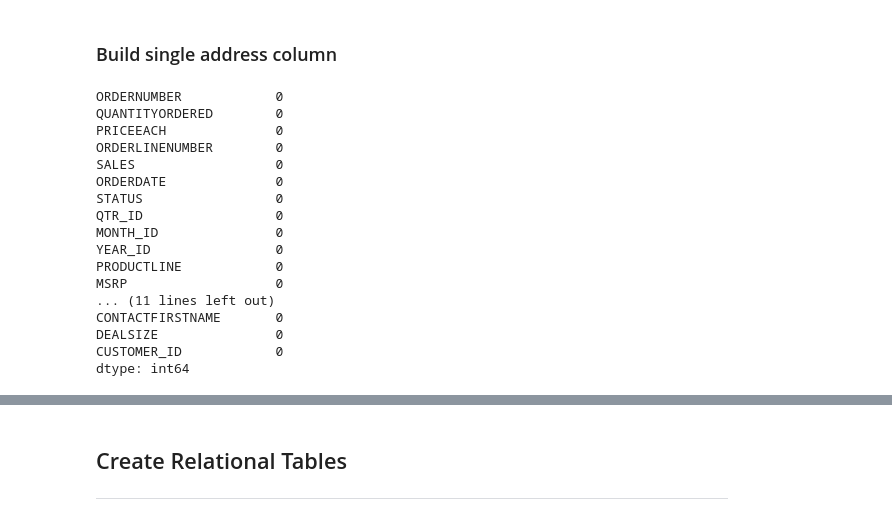
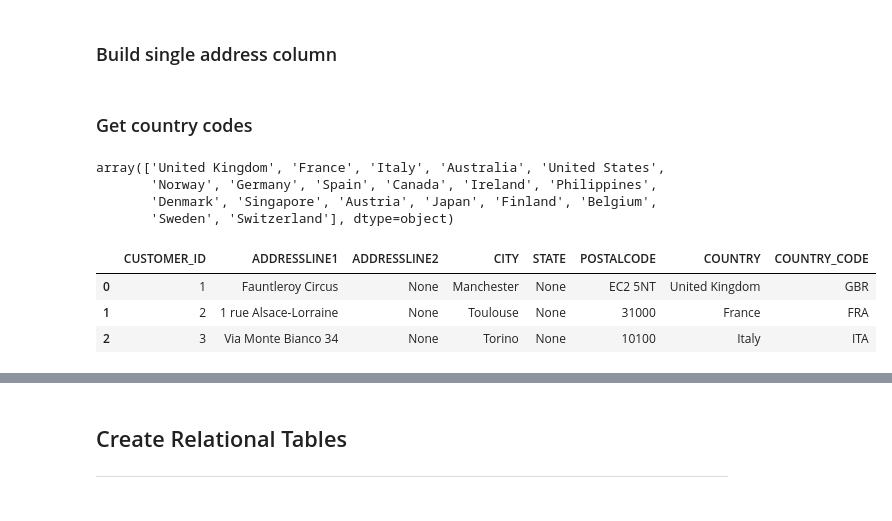
Before and after one commit to brianna-mitri/vehicle-sales-analysis, a Jupyter notebook: data_cleaning.ipynb, the cells around one changed output, grey strips where cells are left out. Saved outputs shown, nothing was run; the diff lists cells and outputs as text; code cells hidden in the pictures.

Commit message:
Added three character country code column

```diff
--- a/data_cleaning.ipynb
+++ b/data_cleaning.ipynb
@@ -354,23 +355,35 @@ address_df.head(3)
 # # create single address column
 # address_df['FULL_ADDRESS'] = address_df.apply(build_full_address, axis=1)
 # address_df.head()
-# %%
-sales_df.isna().sum()
-# %% [output]
-ORDERNUMBER            0
-QUANTITYORDERED        0
-PRICEEACH              0
-ORDERLINENUMBER        0
-SALES                  0
-ORDERDATE              0
-STATUS                 0
-QTR_ID                 0
-MONTH_ID               0
-YEAR_ID                0
-PRODUCTLINE            0
-MSRP                   0
-... (11 lines left out)
-CONTACTFIRSTNAME       0
-DEALSIZE               0
-CUSTOMER_ID            0
-dtype: int64
+# %% [markdown]
+### Get country codes
+# %%
+# update abbreviated countries
+address_df['COUNTRY'] = address_df['COUNTRY'].replace({
+    'UK': 'United Kingdom',
+    'USA': 'United States'
+})
+address_df.COUNTRY.unique()
+# %% [output]
+array(['United Kingdom', 'France', 'Italy', 'Australia', 'United States',
+       'Norway', 'Germany', 'Spain', 'Canada', 'Ireland', 'Philippines',
+       'Denmark', 'Singapore', 'Austria', 'Japan', 'Finland', 'Belgium',
+       'Sweden', 'Switzerland'], dtype=object)
+# %%
+# get three character country code
+countries = address_df.COUNTRY.unique()
+
+country_code_dict = {
+    country: pycountry.countries.get(name=country).alpha_3
+    for country in countries
+}
+
+address_df['COUNTRY_CODE'] = address_df['COUNTRY'].map(country_code_dict)
+
+# display
+address_df.head(3)
+# %% [output]
+|  | CUSTOMER_ID | ADDRESSLINE1 | ADDRESSLINE2 | CITY | STATE | POSTALCODE | COUNTRY | COUNTRY_CODE |
+| 0 | 1 | Fauntleroy Circus | None | Manchester | None | EC2 5NT | United Kingdom | GBR |
+| 1 | 2 | 1 rue Alsace-Lorraine | None | Toulouse | None | 31000 | France | FRA |
+| 2 | 3 | Via Monte Bianco 34 | None | Torino | None | 10100 | Italy | ITA |
```
Also changed, not shown: parts of 2 cells of this notebook.
